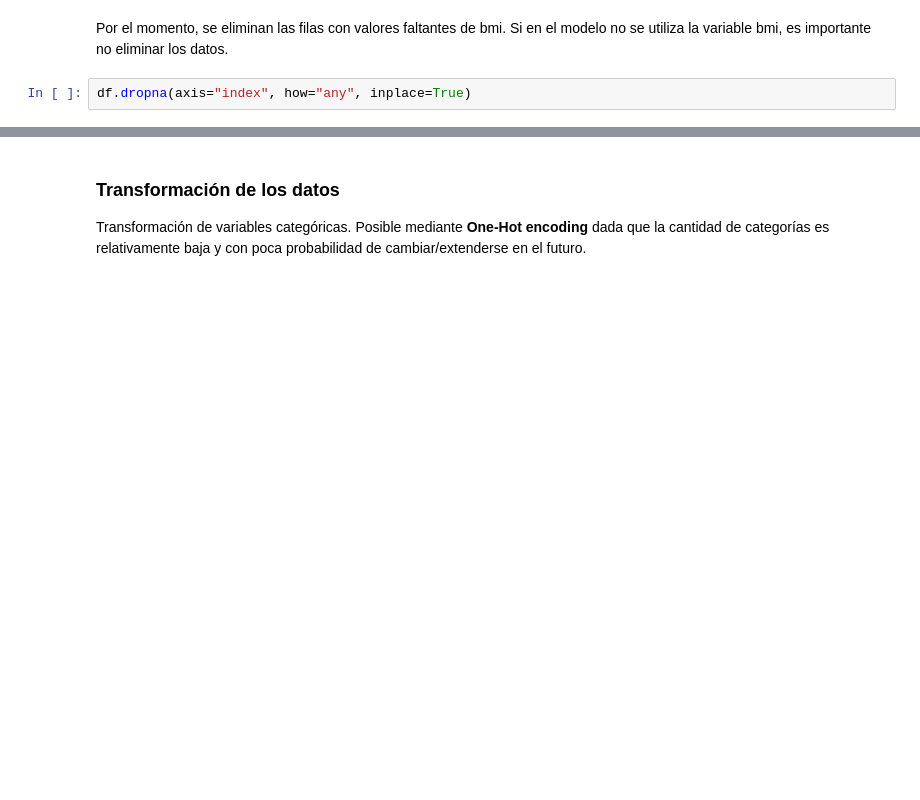
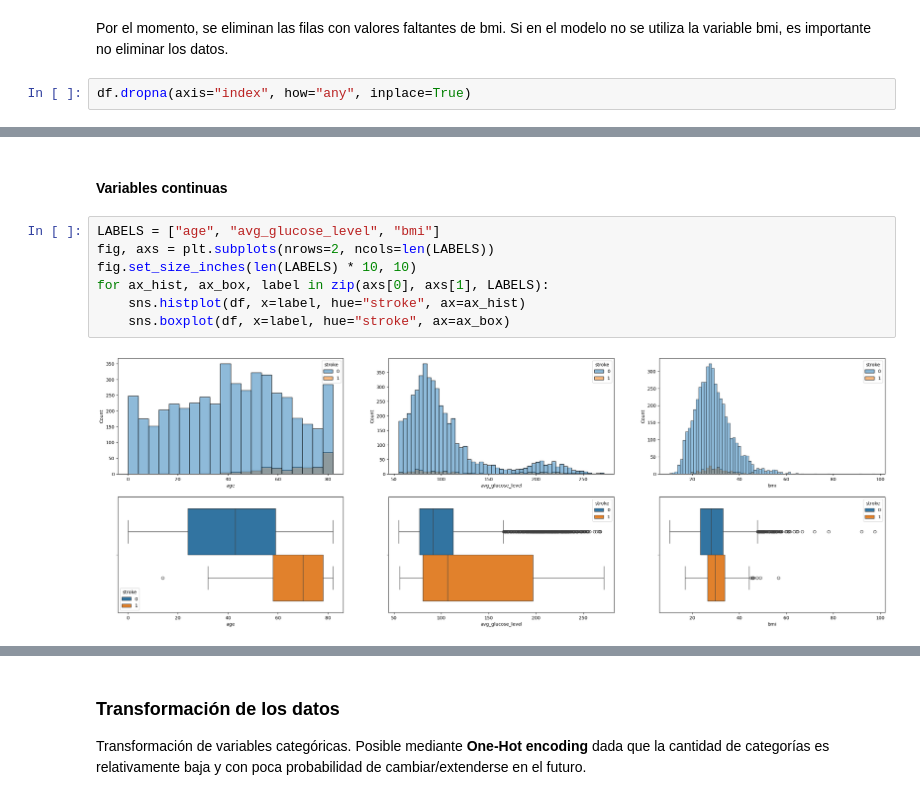
Before and after one commit to gonzafernan/ceia-amq1, a Jupyter notebook: stroke_prediction.ipynb, the cells around one changed output, grey strips where cells are left out. Cells and saved outputs as stored; diff of their text form; blank space fills up the shorter version.

```diff
--- a/stroke_prediction.ipynb
+++ b/stroke_prediction.ipynb
@@ -36,0 +120,11 @@ df.dropna(axis="index", how="any", inplace=True)
+# %% [markdown]
+#### Variables continuas
+# %%
+LABELS = ["age", "avg_glucose_level", "bmi"]
+fig, axs = plt.subplots(nrows=2, ncols=len(LABELS))
+fig.set_size_inches(len(LABELS) * 10, 10)
+for ax_hist, ax_box, label in zip(axs[0], axs[1], LABELS):
+    sns.histplot(df, x=label, hue="stroke", ax=ax_hist)
+    sns.boxplot(df, x=label, hue="stroke", ax=ax_box)
+# %% [output]
+[figure, added]
```
Also changed, not shown: parts of 52 cells of this notebook.
